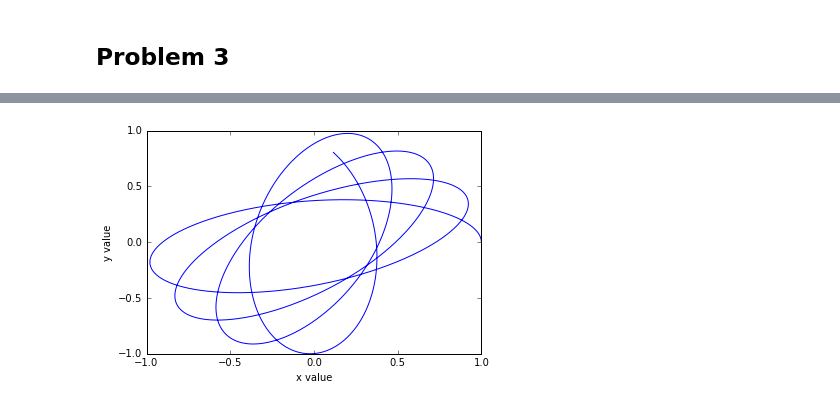
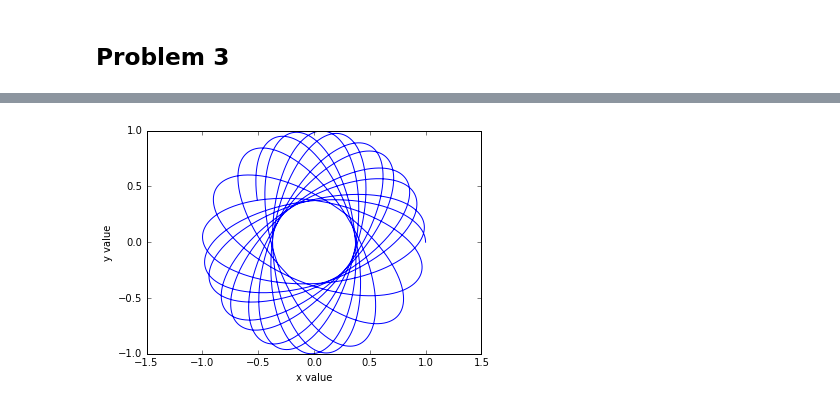
Before and after one commit to spencer501/ASTR427, a Jupyter notebook: HW2/Homework 2.ipynb, the cells around one changed output, grey strips where cells are left out. Drawn from its saved outputs; the diff is of its cells as text; code cells hidden in the pictures.

```diff
--- a/HW2/Homework 2.ipynb
+++ b/HW2/Homework 2.ipynb
@@ -231,33 +243,35 @@ step2 = .01
 # %%
 #3a
 
 # reset state to initial state
 state = initial_state2
 
 # point to evaluate the state at
 index = t2[0]
 
 # lists to store results in
 x_result = []
 y_result = []
 
 # find the numerical integration value over the integration range `t2` via Runge-Kutta
 while index <= t2[1]:
 
+    # update results
     x_result.append(state[0])
     y_result.append(state[1])
 
+    # update state
     new_state = runge_kutta(deriv2, state, step2)
     state = new_state
-    index += step
+    index += step2
 
-
-plt.xlim(-1, 1)
+# plotting
+plt.xlim(-1.5, 1.5)
 plt.ylim(-1, 1)
 plt.plot(x_result, y_result, label='Result')
 
 plt.xlabel('x value')
 plt.ylabel('y value')
 plt.show()
 # %% [output]
-[figure, old version]
+[figure, new version]
```
Also changed, not shown: parts of 10 cells of this notebook.
